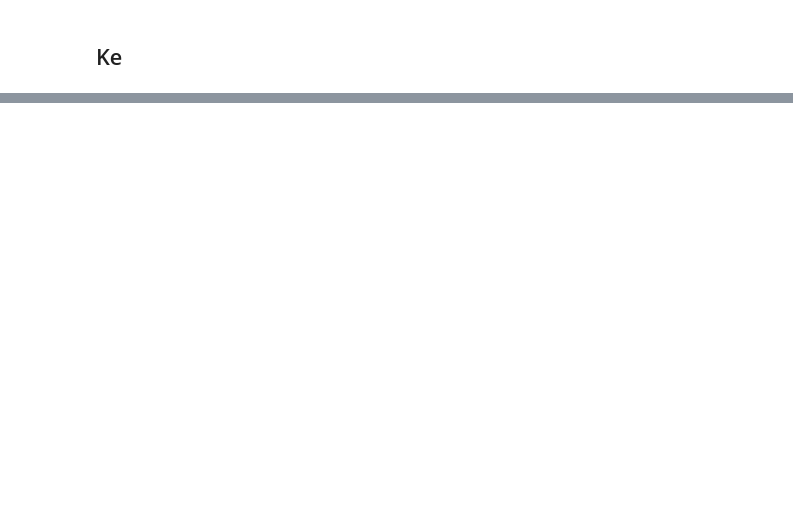
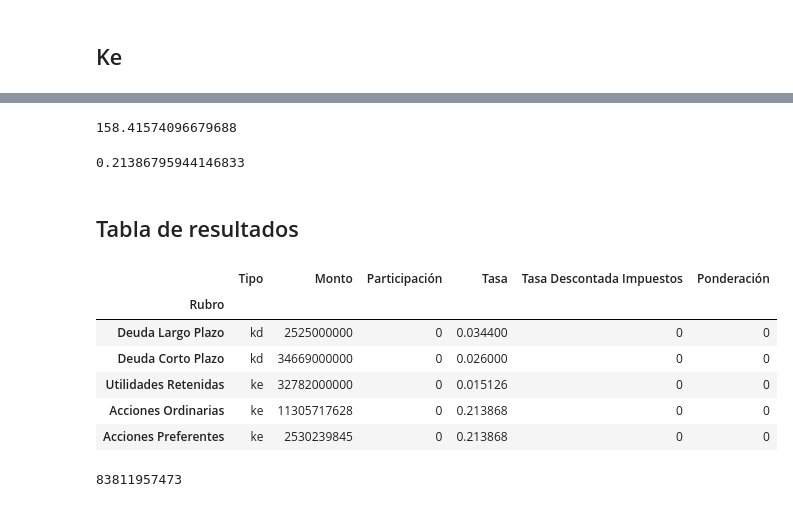
Before and after one commit to gabilang12/finanzas_corporativas, a Jupyter notebook: fc_parte_7.ipynb, the cells around one changed output, grey strips where cells are left out. Drawn from its saved outputs; the diff is of its cells as text; code cells hidden in the pictures; blank space fills up the shorter version.

```diff
--- a/fc_parte_7.ipynb
+++ b/fc_parte_7.ipynb
@@ -293,0 +430,8 @@ Treasury Shares Number (acciones preferentes)
+# %%
+#necesitamos el valor de la accion del dia de hoy para terminar en analisis
+#hoy = misma fecha reciente en que sacamos la tasa del mercado km
+indice_accion = yf.Ticker("FDX")
+inicio = datetime(2022, 10, 28)
+fin = datetime(2022, 10, 31)
+hist = indice_accion.history(start = inicio, end = fin)
+hist
@@ -293,0 +442,47 @@ Treasury Shares Number (acciones preferentes)
+# %%
+precio_reciente_accion = hist['Close']['2022-10-28 00:00:00-04:00']
+precio_reciente_accion
+# %% [output]
+158.41574096679688
+# %%
+#calculamos la tasa
+dividendo = aux_div['dividend']['2022-12-31']
+g = promedio
+d1 = float(dividendo) * (1 + g)
+tasa_acciones = (d1 / (float(precio_reciente_accion)*(1 - kf))) + g
+tasa_acciones
+# %% [output]
+0.21386795944146833
+# %% [markdown]
+## Tabla de resultados
+# %%
+tipo = ['kd', 'kd', 'ke', 'ke', 'ke']
+rubro = ['Deuda Largo Plazo', 'Deuda Corto Plazo', 'Utilidades Retenidas', 'Acciones Ordinarias', 'Acciones Preferentes']
+monto = [int(deuda_largo_plazo), int(deuda_corto_plazo), int(utilidades_retenidas), int(monto_acciones_ordinarias), int(monto_acciones_preferentes)]
+tasa = [tasa_deuda_largo_plazo, tasa_deuda_corto_plazo, tasa_utilidades_retenidas, tasa_acciones, tasa_acciones]
+# %%
+resultados = pd.DataFrame()
+resultados['Rubro'] = rubro
+resultados = resultados.set_index('Rubro')
+resultados['Tipo'] = tipo
+resultados['Monto'] = monto
+resultados['Participación'] = 0
+resultados['Tasa'] = tasa
+resultados['Tasa Descontada Impuestos'] = 0
+resultados['Ponderación'] = 0
+resultados
+# %% [output]
+|  | Tipo | Monto | Participación | Tasa | Tasa Descontada Impuestos | Ponderación |
+| Rubro |  |  |  |  |  |  |
+| Deuda Largo Plazo | kd | 2525000000 | 0 | 0.034400 | 0 | 0 |
+| Deuda Corto Plazo | kd | 34669000000 | 0 | 0.026000 | 0 | 0 |
+| Utilidades Retenidas | ke | 32782000000 | 0 | 0.015126 | 0 | 0 |
+| Acciones Ordinarias | ke | 11305717628 | 0 | 0.213868 | 0 | 0 |
+| Acciones Preferentes | ke | 2530239845 | 0 | 0.213868 | 0 | 0 |
+# %%
+suma = 0
+for x, y in resultados.iterrows():
+    suma = suma + int(resultados['Monto'][x])
+suma
+# %% [output]
+83811957473
```
Also changed, not shown: parts of 22 cells of this notebook.
